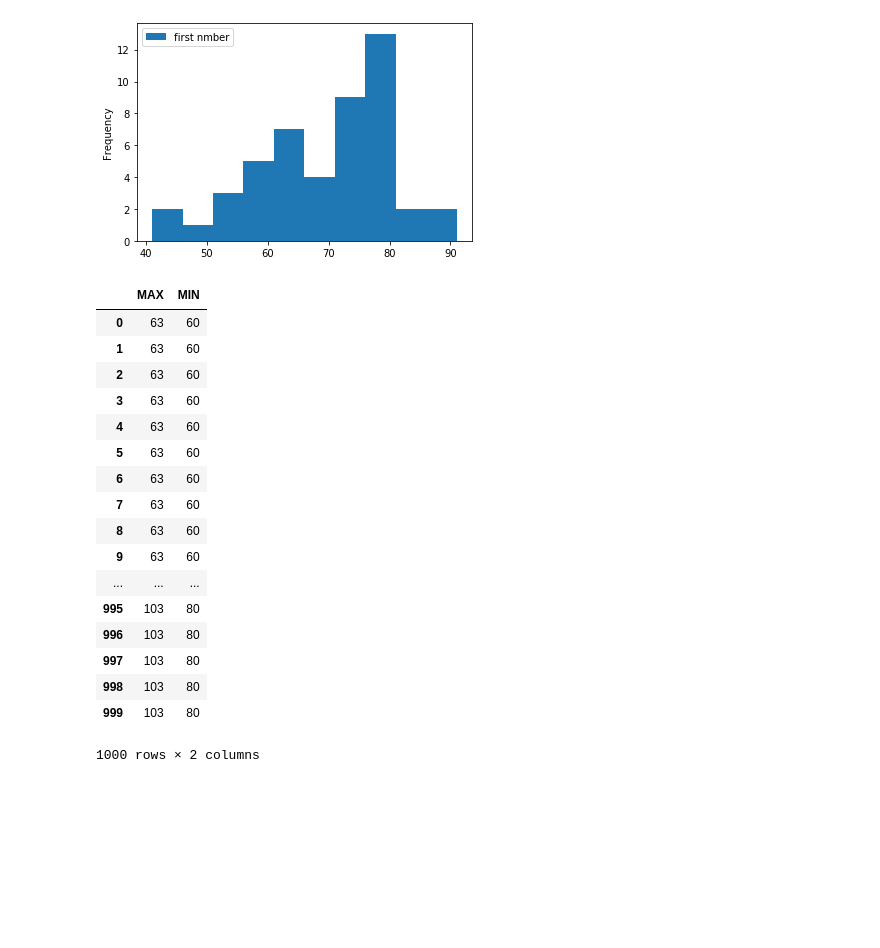
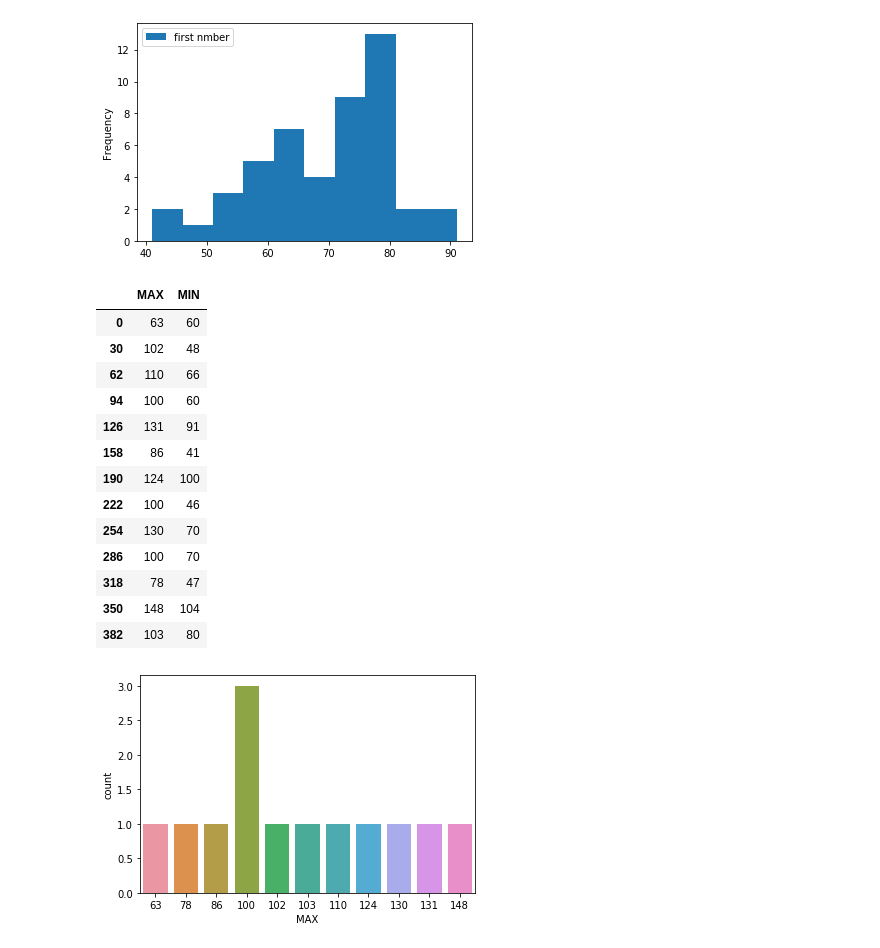
Before and after one commit to damehero/COGS108_Repo, a Jupyter notebook: FinalProject_group62.ipynb, the cells around one changed output. Drawn from its saved outputs; the diff is of its cells as text; code cells hidden in the pictures; blank space fills up the shorter version.

```diff
--- a/FinalProject_group62.ipynb
+++ b/FinalProject_group62.ipynb
@@ -303,27 +303,26 @@ df_cs_grouped.plot(kind = 'hist', y = 'first nmber')
 # %%
 mini = df_cs.get('first nmber')
 maxi = df_cs.get('second nmber')
 df_minmax = pd.DataFrame().assign(MAX = maxi, MIN = mini)
 
-dfminmax.pivot("column", "group", "val").plot(kind='bar')
+df_minmax = df_minmax.drop_duplicates()
+df_minmax
 
-plt.show()
+# df_minmax.pivot("MAX", "MIN").plot(kind='bar')
+
+# plt.show()
 # %% [output]
 |  | MAX | MIN |
 | 0 | 63 | 60 |
-| 1 | 63 | 60 |
-| 2 | 63 | 60 |
-| 3 | 63 | 60 |
-| 4 | 63 | 60 |
-| 5 | 63 | 60 |
-| 6 | 63 | 60 |
-| 7 | 63 | 60 |
-| 8 | 63 | 60 |
-| 9 | 63 | 60 |
-| ... | ... | ... |
-| 995 | 103 | 80 |
-| 996 | 103 | 80 |
-| 997 | 103 | 80 |
-| 998 | 103 | 80 |
-| 999 | 103 | 80 |
+| 30 | 102 | 48 |
+| 62 | 110 | 66 |
+| 94 | 100 | 60 |
+| 126 | 131 | 91 |
+| 158 | 86 | 41 |
+| 190 | 124 | 100 |
+| 222 | 100 | 46 |
+| 254 | 130 | 70 |
+| 286 | 100 | 70 |
+| 318 | 78 | 47 |
+| 350 | 148 | 104 |
+| 382 | 103 | 80 |
-1000 rows × 2 columns
@@ -340,0 +329,5 @@ plt.show()
+# %%
+x = sns.countplot(x='MAX',
+              data=df_minmax)
+# %% [output]
+[figure, added]
```
Also changed, not shown: parts of 5 cells of this notebook.
